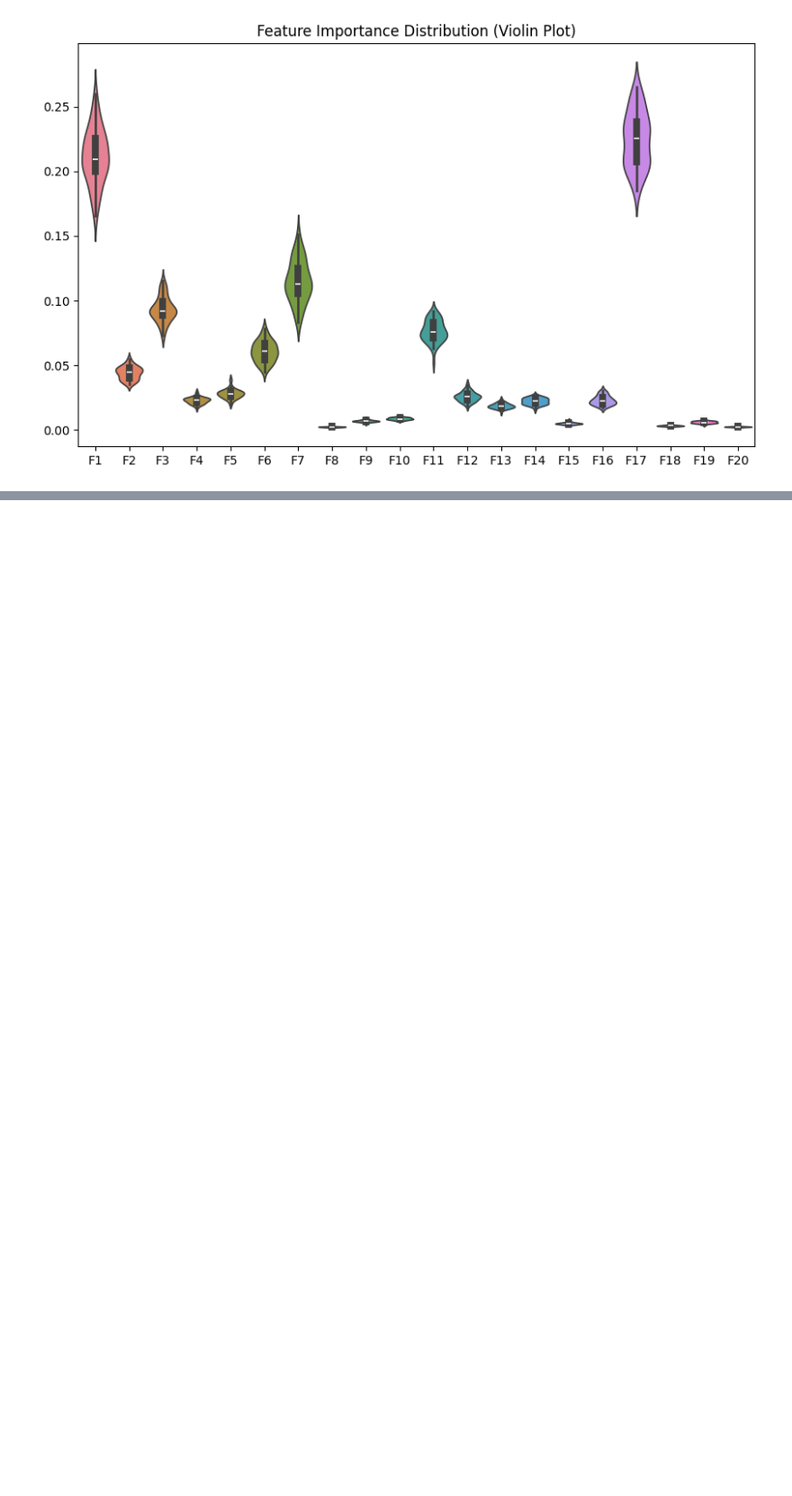
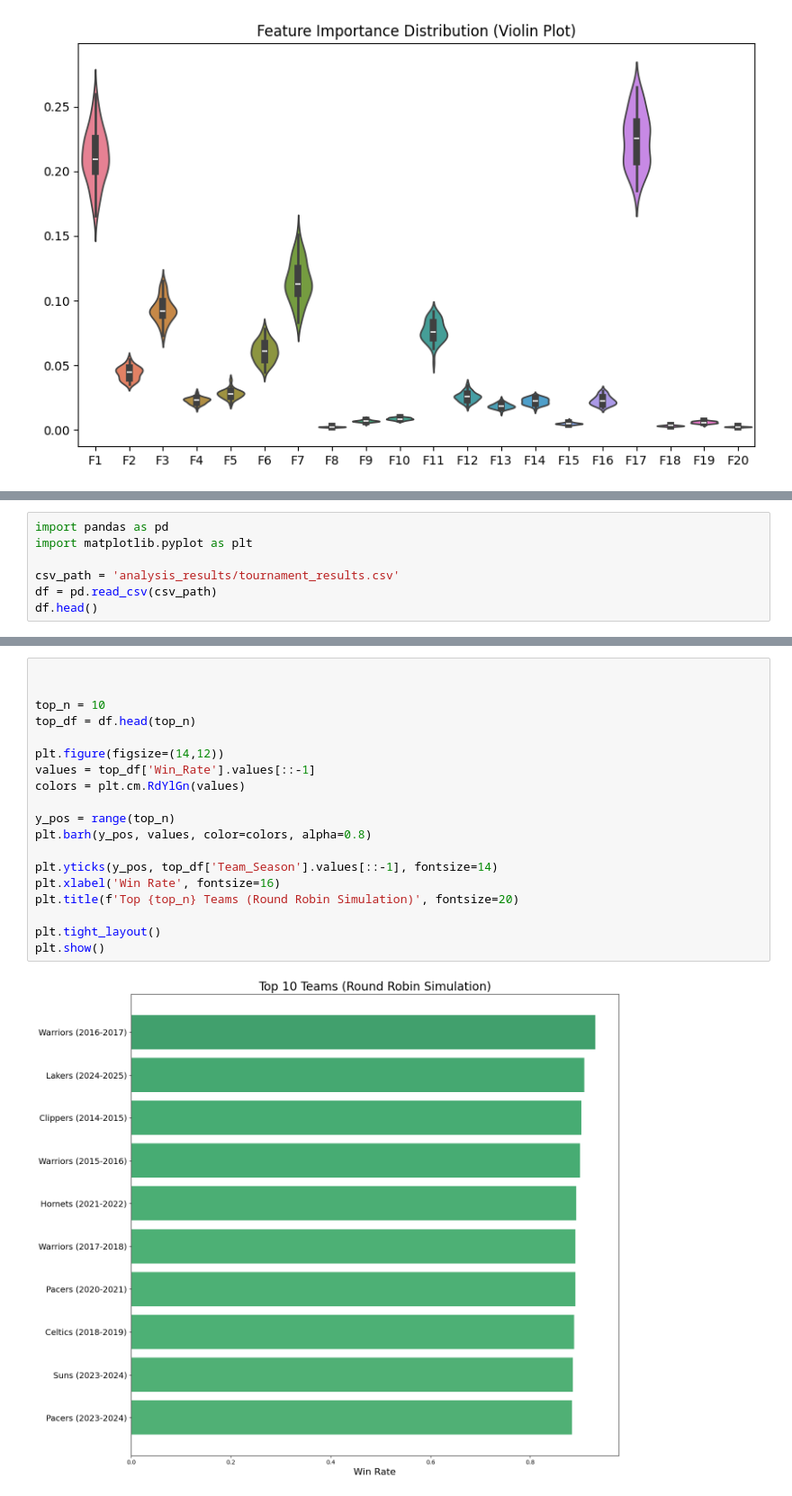
Before and after one commit to WeAreNewJeans/ECE143-NBA-Project, a Jupyter notebook: model-feature-analysis.ipynb, the cells around one changed output, grey strips where cells are left out. Shown at 90% size. Cells and saved outputs as stored; diff of their text form; blank space fills up the shorter version.

```diff
--- a/model-feature-analysis.ipynb
+++ b/model-feature-analysis.ipynb
@@ -1049,0 +1095,7 @@ plt.show()
+# %%
+import pandas as pd
+import matplotlib.pyplot as plt
+
+csv_path = 'analysis_results/tournament_results.csv'
+df = pd.read_csv(csv_path)
+df.head()
@@ -1049,0 +1109,21 @@ plt.show()
+# %%
+
+
+top_n = 10
+top_df = df.head(top_n)
+
+plt.figure(figsize=(14,12))
+values = top_df['Win_Rate'].values[::-1]
+colors = plt.cm.RdYlGn(values)
+
+y_pos = range(top_n)
+plt.barh(y_pos, values, color=colors, alpha=0.8)
+
+plt.yticks(y_pos, top_df['Team_Season'].values[::-1], fontsize=14)
+plt.xlabel('Win Rate', fontsize=16)
+plt.title(f'Top {top_n} Teams (Round Robin Simulation)', fontsize=20)
+
+plt.tight_layout()
+plt.show()
+# %% [output]
+[figure, added]
```
Also changed, not shown: parts of 6 cells of this notebook, 15 other files.
